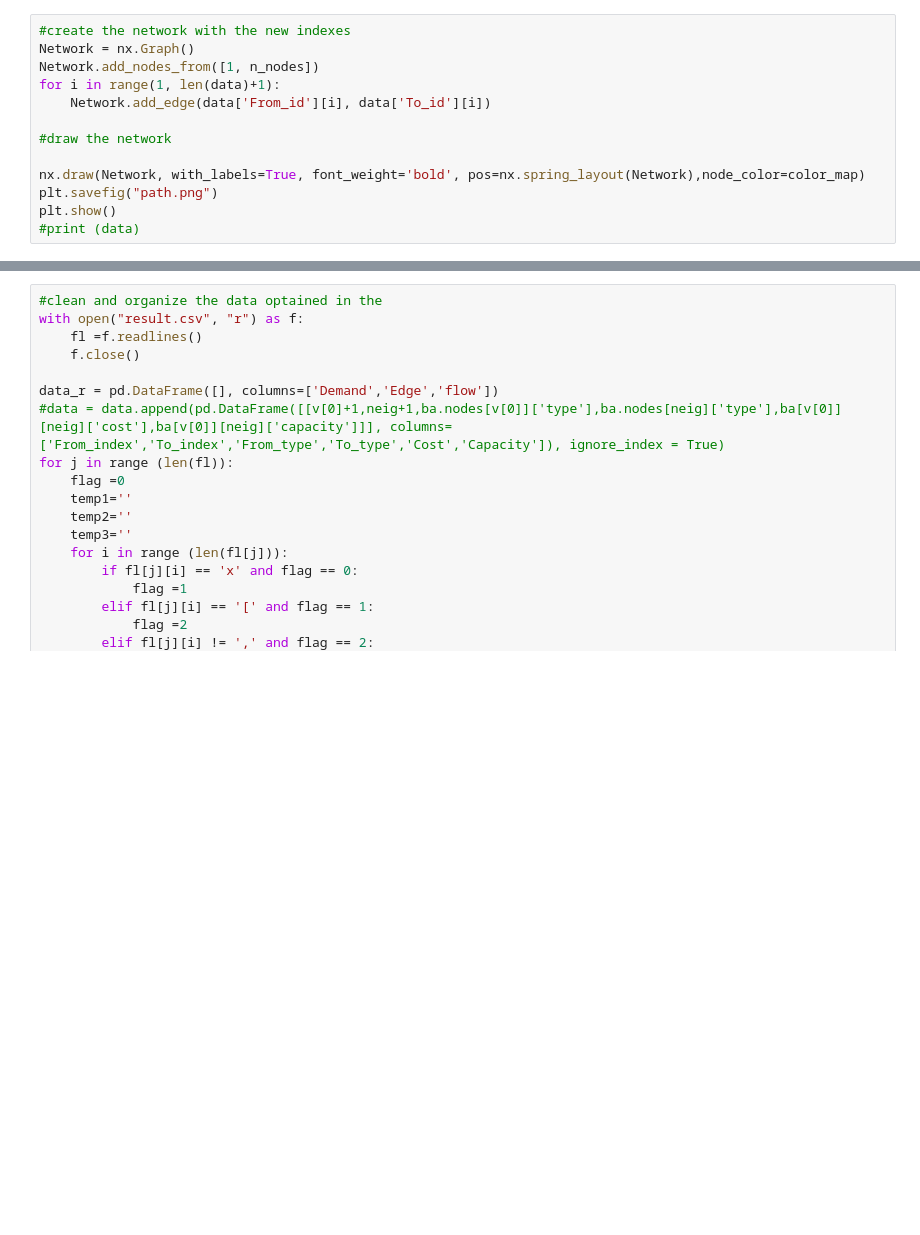
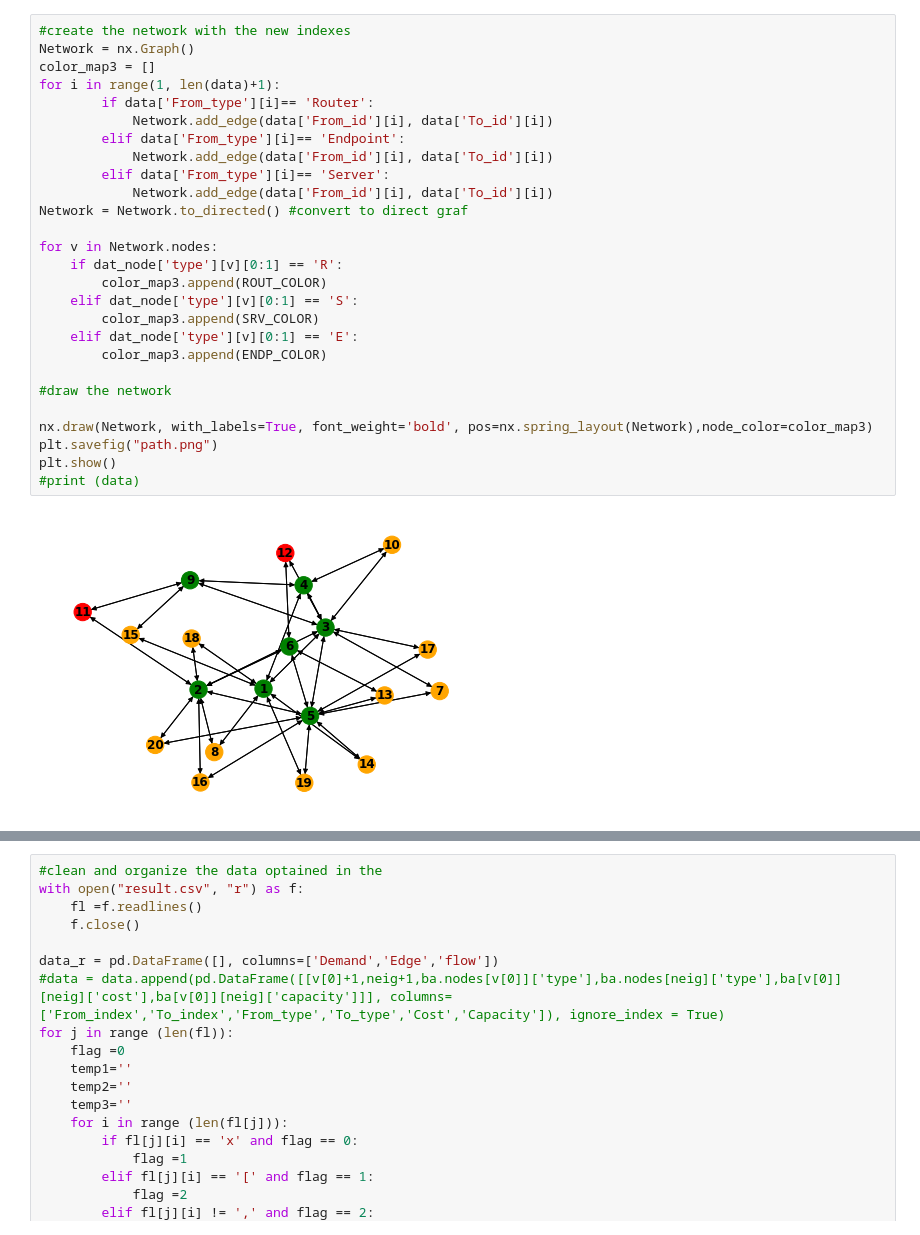
Before and after one commit to ingertb/Dual-Homing-Optimization, a Jupyter notebook: Projekt_dual_homing.ipynb, the cells around one changed output, grey strips where cells are left out. Drawn from its saved outputs; the diff is of its cells as text; blank space fills up the shorter version.

```diff
--- a/Projekt_dual_homing.ipynb
+++ b/Projekt_dual_homing.ipynb
@@ -283,16 +246,32 @@ print (dat_node)
 # %%
 #create the network with the new indexes
 Network = nx.Graph()
-Network.add_nodes_from([1, n_nodes])
+color_map3 = []
 for i in range(1, len(data)+1):
-    Network.add_edge(data['From_id'][i], data['To_id'][i])
+        if data['From_type'][i]== 'Router':
+            Network.add_edge(data['From_id'][i], data['To_id'][i])
+        elif data['From_type'][i]== 'Endpoint':
+            Network.add_edge(data['From_id'][i], data['To_id'][i])
+        elif data['From_type'][i]== 'Server':
+            Network.add_edge(data['From_id'][i], data['To_id'][i])
+Network = Network.to_directed() #convert to direct graf
+
+for v in Network.nodes:
+    if dat_node['type'][v][0:1] == 'R':
+        color_map3.append(ROUT_COLOR)
+    elif dat_node['type'][v][0:1] == 'S':
+        color_map3.append(SRV_COLOR)
+    elif dat_node['type'][v][0:1] == 'E':
+        color_map3.append(ENDP_COLOR)
 
 #draw the network
 
-nx.draw(Network, with_labels=True, font_weight='bold', pos=nx.spring_layout(Network),node_color=color_map)
+nx.draw(Network, with_labels=True, font_weight='bold', pos=nx.spring_layout(Network),node_color=color_map3)
 plt.savefig("path.png")
 plt.show()
 #print (data)
+# %% [output]
+[figure, added]
 # %%
 #generar demandas
 import random as rnd
```
Also changed, not shown: parts of 17 cells of this notebook, 2 other files.
